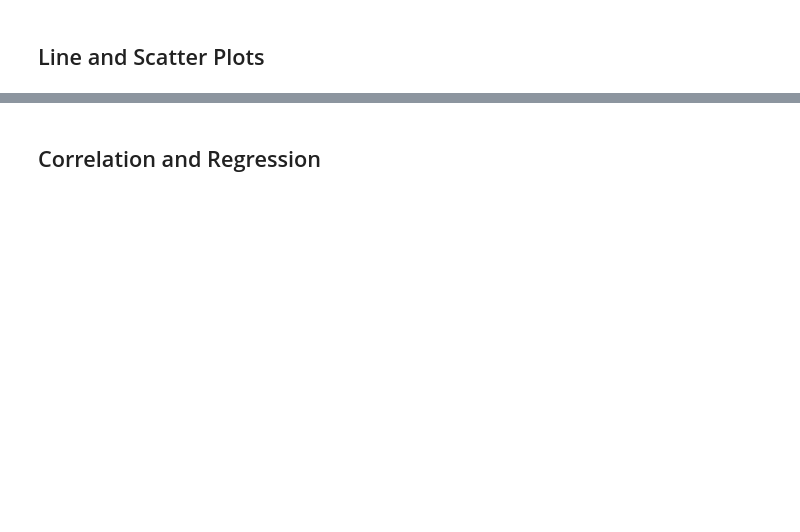
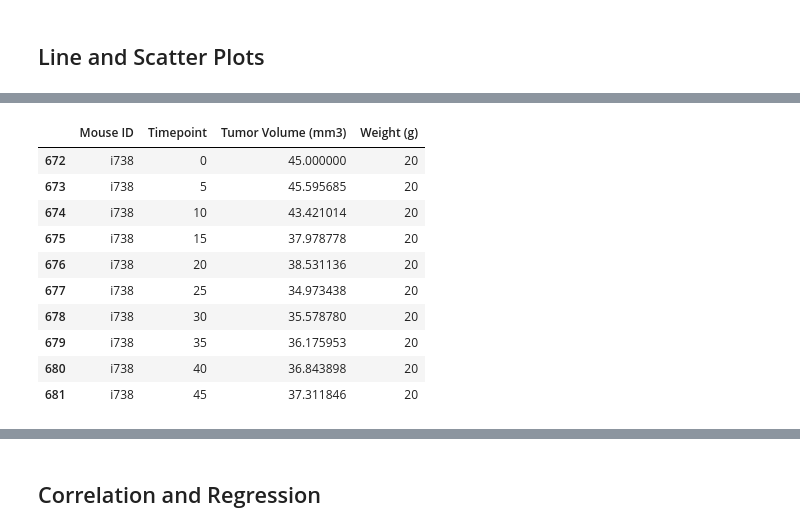
Before and after one commit to rperezme-data/DAB_H05_Matplotlib-challenge, a Jupyter notebook: Pymaceuticals/main.ipynb, the cells around one changed output, grey strips where cells are left out. Saved outputs shown, nothing was run; the diff lists cells and outputs as text; code cells hidden in the pictures; blank space fills up the shorter version.

```diff
--- a/Pymaceuticals/main.ipynb
+++ b/Pymaceuticals/main.ipynb
@@ -311,0 +344,17 @@ plt.show()
+# %%
+## Hard code mouse sample
+sample_mouse = 'i738'
+sample_data = treatment_data.loc[treatment_data['Mouse ID'] == sample_mouse]
+sample_data
+# %% [output]
+|  | Mouse ID | Timepoint | Tumor Volume (mm3) | Weight (g) |
+| 672 | i738 | 0 | 45.000000 | 20 |
+| 673 | i738 | 5 | 45.595685 | 20 |
+| 674 | i738 | 10 | 43.421014 | 20 |
+| 675 | i738 | 15 | 37.978778 | 20 |
+| 676 | i738 | 20 | 38.531136 | 20 |
+| 677 | i738 | 25 | 34.973438 | 20 |
+| 678 | i738 | 30 | 35.578780 | 20 |
+| 679 | i738 | 35 | 36.175953 | 20 |
+| 680 | i738 | 40 | 36.843898 | 20 |
+| 681 | i738 | 45 | 37.311846 | 20 |
```
Also changed, not shown: parts of 9 cells of this notebook.
